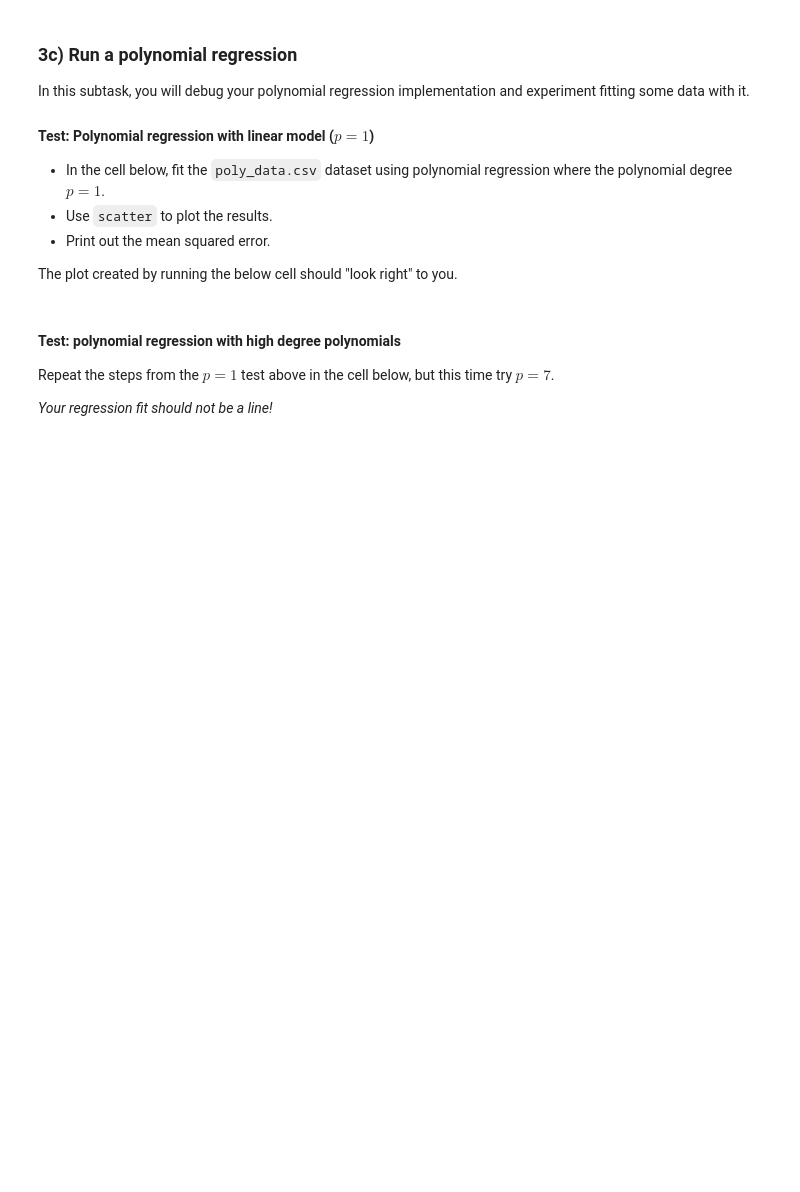
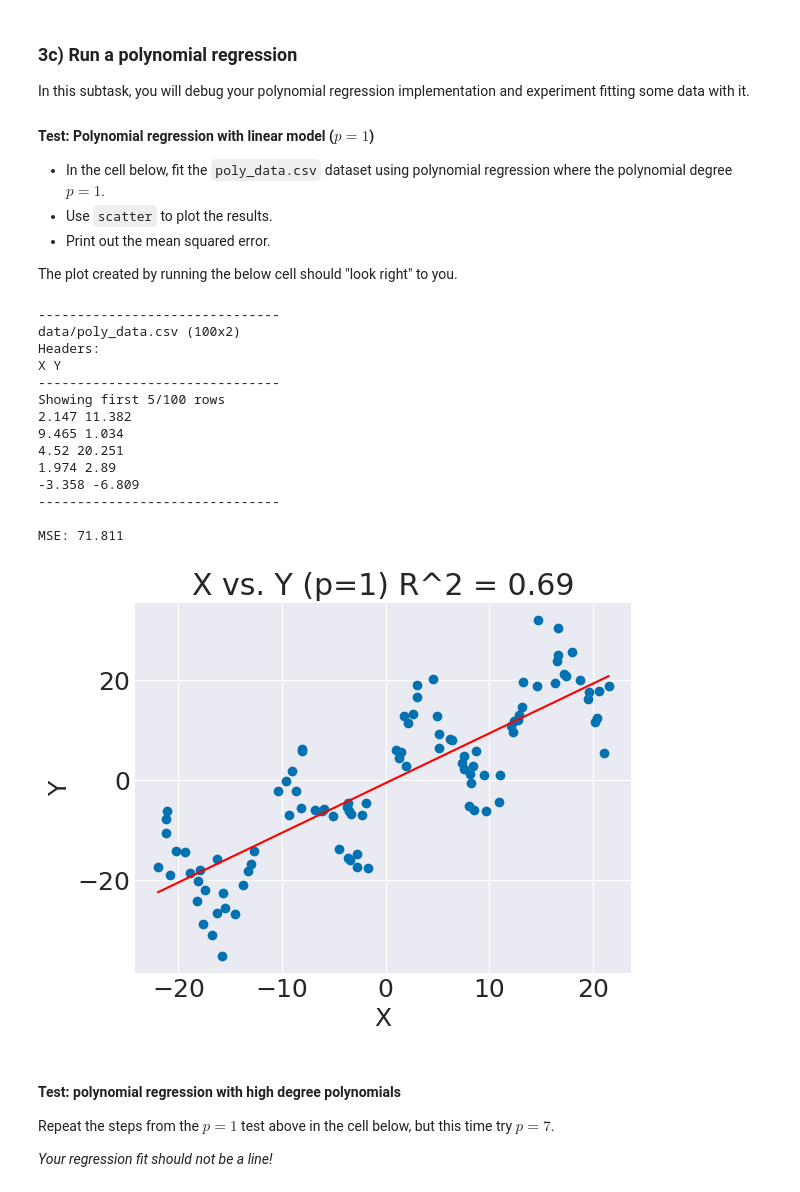
Before and after one commit to thecodingaviator/cs251, a Jupyter notebook: project3/polynomial_regression.ipynb, the cells around one changed output. Saved outputs shown, nothing was run; the diff lists cells and outputs as text; code cells hidden in the pictures; blank space fills up the shorter version.

```diff
--- a/project3/polynomial_regression.ipynb
+++ b/project3/polynomial_regression.ipynb
@@ -87,6 +108,32 @@ In this subtask, you will debug your polynomial regression implementation and ex
 - Print out the mean squared error.
 
 The plot created by running the below cell should "look right" to you.
+# %%
+data_obj = data.Data('data/poly_data.csv')
+lin_reg = linear_regression.LinearRegression(data_obj)
+
+print(data_obj)
+
+lin_reg.poly_regression('X', 'Y', 1)
+lin_reg.scatter('X', 'Y', 'X vs. Y (p=1)')
+
+print(f'MSE: {lin_reg.mse:.3f}')
+# %% [output]
+-------------------------------
+data/poly_data.csv (100x2)
+Headers:
+X Y
+-------------------------------
+Showing first 5/100 rows
+2.147 11.382
+9.465 1.034
+4.52 20.251
+1.974 2.89
+-3.358 -6.809
+-------------------------------
+
+MSE: 71.811
+[figure, added]
 # %% [markdown]
 #### Test: polynomial regression with high degree polynomials
 
```
Also changed, not shown: parts of 7 cells of this notebook, 2 other files.
